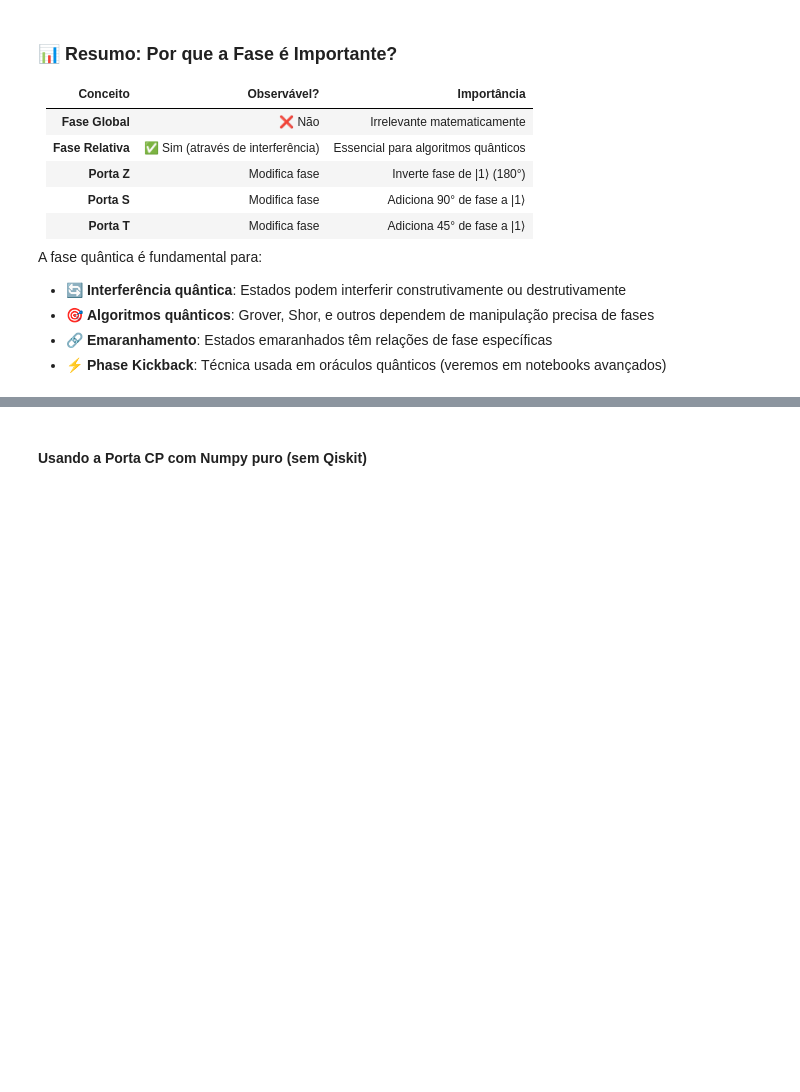
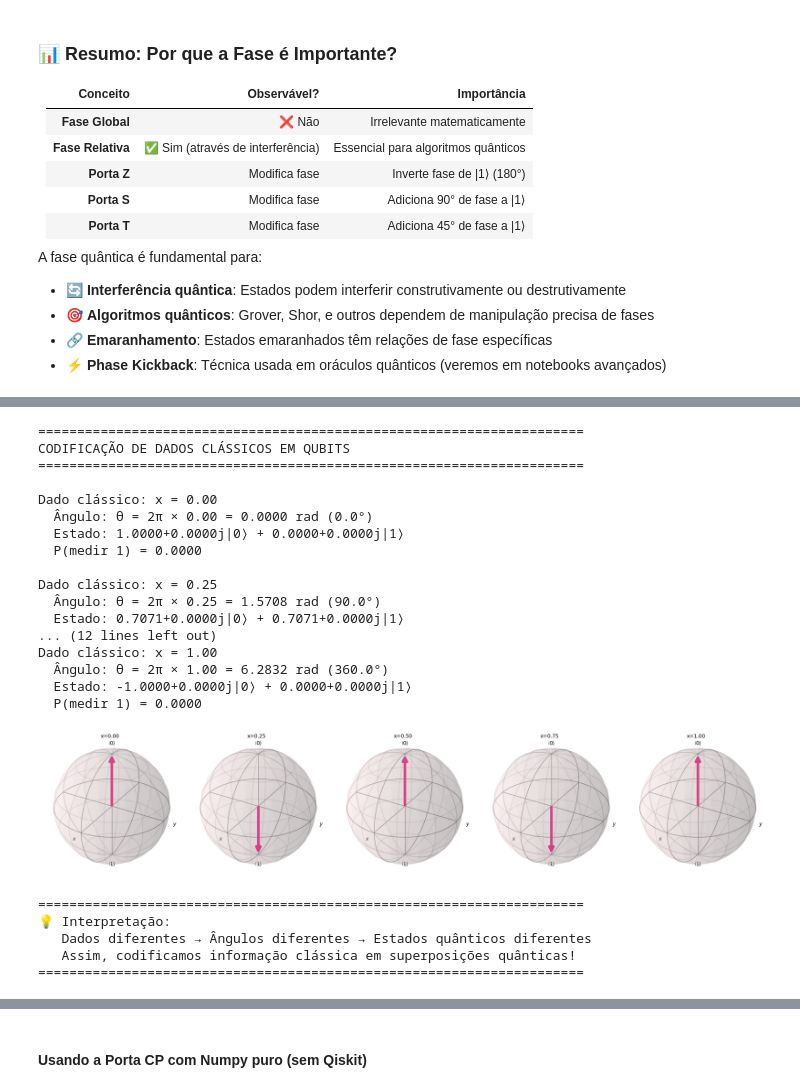
Before and after one commit to maxwellamaral/quantum, a Jupyter notebook: notebooks/00b-phases.ipynb, the cells around one changed output, grey strips where cells are left out. Drawn from its saved outputs; the diff is of its cells as text; code cells hidden in the pictures; blank space fills up the shorter version.

```diff
--- a/notebooks/00b-phases.ipynb
+++ b/notebooks/00b-phases.ipynb
@@ -257,0 +747,73 @@ Q-Sphere - Fase θ = 45°:
+# %%
+# Importações necessárias para esta célula
+from qiskit import QuantumCircuit
+from qiskit.quantum_info import Statevector
+from qiskit.visualization import plot_bloch_vector
+import matplotlib.pyplot as plt
+import numpy as np
+
+print("=" * 70)
+print("CODIFICAÇÃO DE DADOS CLÁSSICOS EM QUBITS")
+print("=" * 70)
+
+# Dados clássicos normalizados
+dados_classicos = [0.0, 0.25, 0.5, 0.75, 1.0]
+
+fig, axes = plt.subplots(1, 5, figsize=(20, 4), subplot_kw={'projection': '3d'})
+
+for i, x in enumerate(dados_classicos):
+    # Mapear dado clássico para ângulo
+    theta = 2 * np.pi * x
+
+    # Criar circuito e aplicar RY
+    qc = QuantumCircuit(1)
+    qc.ry(theta, 0)
+
+    state = Statevector(qc)
+
+    print(f"\nDado clássico: x = {x:.2f}")
+    print(f"  Ângulo: θ = 2π × {x:.2f} = {theta:.4f} rad ({np.degrees(theta):.1f}°)")
+    print(f"  Estado: {state.data[0]:.4f}|0⟩ + {state.data[1]:.4f}|1⟩")
+    print(f"  P(medir 1) = {abs(state.data[1])**2:.4f}")
+
+    # Visualizar
+    theta_bloch = 2 * theta
+    x_coord = np.sin(theta_bloch)
+    y_coord = 0
+    z_coord = np.cos(theta_bloch)
+
+    plot_bloch_vector([x_coord, y_coord, z_coord], ax=axes[i],
+                     title=f'x={x:.2f}')
+
+plt.tight_layout()
+plt.show()
+
+print("\n" + "=" * 70)
+print("💡 Interpretação:")
+print("   Dados diferentes → Ângulos diferentes → Estados quânticos diferentes")
+print("   Assim, codificamos informação clássica em superposições quânticas!")
+print("=" * 70)
+# %% [output]
+======================================================================
+CODIFICAÇÃO DE DADOS CLÁSSICOS EM QUBITS
+======================================================================
+
+Dado clássico: x = 0.00
+  Ângulo: θ = 2π × 0.00 = 0.0000 rad (0.0°)
+  Estado: 1.0000+0.0000j|0⟩ + 0.0000+0.0000j|1⟩
+  P(medir 1) = 0.0000
+
+Dado clássico: x = 0.25
+  Ângulo: θ = 2π × 0.25 = 1.5708 rad (90.0°)
+  Estado: 0.7071+0.0000j|0⟩ + 0.7071+0.0000j|1⟩
+... (12 lines left out)
+Dado clássico: x = 1.00
+  Ângulo: θ = 2π × 1.00 = 6.2832 rad (360.0°)
+  Estado: -1.0000+0.0000j|0⟩ + 0.0000+0.0000j|1⟩
+  P(medir 1) = 0.0000
+[figure, added]
+======================================================================
+💡 Interpretação:
+   Dados diferentes → Ângulos diferentes → Estados quânticos diferentes
+   Assim, codificamos informação clássica em superposições quânticas!
+======================================================================
```
Also changed, not shown: parts of 18 cells of this notebook.
